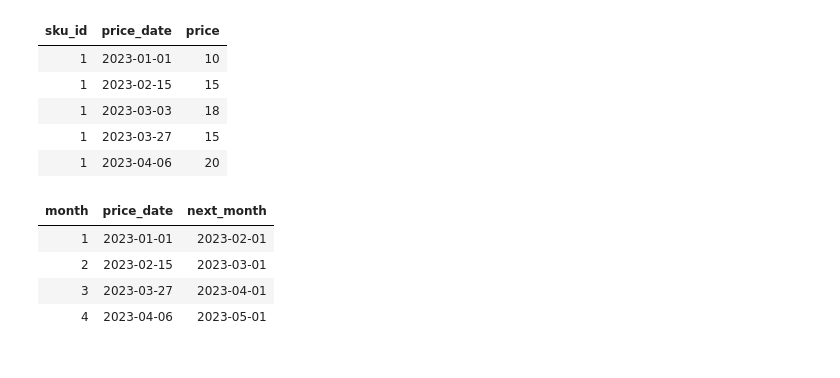
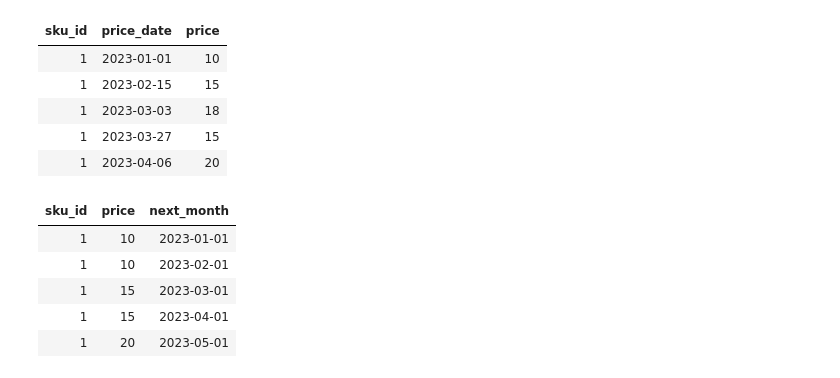
Before and after one commit to Rupam-1/SQL-Pyspark-practise_youtube, a Jupyter notebook: 07. PYSPARK - Part4.ipynb, the cells around one changed output. Cells and saved outputs as stored; diff of their text form; code cells hidden in the pictures.

```diff
--- a/07. PYSPARK - Part4.ipynb
+++ b/07. PYSPARK - Part4.ipynb
@@ -899,24 +922,45 @@ display(sku_df)
 # %%
 from pyspark.sql.functions import *
 
-df = sku_df.groupBy(
+day1 = sku_df.filter(
+    day(col("price_date")) == 1
+).select(
+    col("sku_id"),
+    col("price"),
+    col("price_date").alias("next_month")
+)
+
+max_dates = sku_df.groupBy(
     month(col("price_date")).alias("month")
 ).agg(
     max(col("price_date")).alias("price_date")
-).withColumn(
+)
+
+df = sku_df.withColumn(
     "next_month",
     to_date(
         date_trunc(
             "month",
             add_months(col("price_date"), 1)
         )
     )
 )
 
-display(df)
+final = max_dates.join(
+    df,
+    max_dates.price_date == df.price_date,
+    "inner"
+).select(
+    col("sku_id"),
+    col("price"),
+    col("next_month")
+).unionByName(day1).orderBy("next_month")
+
+display(final)
 # %% [output]
-| month | price_date | next_month |
-| 1 | 2023-01-01 | 2023-02-01 |
-| 2 | 2023-02-15 | 2023-03-01 |
-| 3 | 2023-03-27 | 2023-04-01 |
-| 4 | 2023-04-06 | 2023-05-01 |
+| sku_id | price | next_month |
+| 1 | 10 | 2023-01-01 |
+| 1 | 10 | 2023-02-01 |
+| 1 | 15 | 2023-03-01 |
+| 1 | 15 | 2023-04-01 |
+| 1 | 20 | 2023-05-01 |
```
Also changed, not shown: parts of 1 cell of this notebook, 1 other file.
